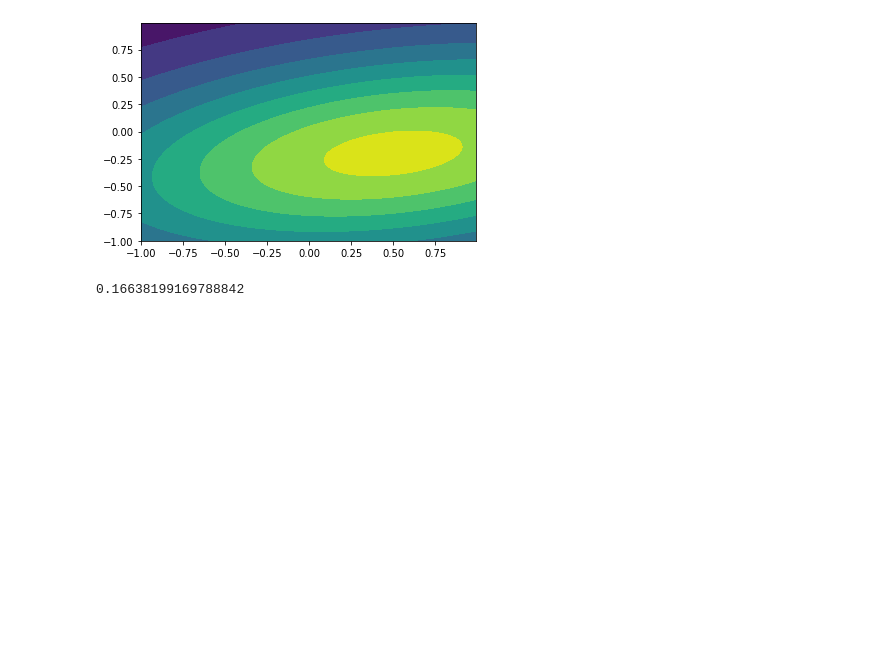
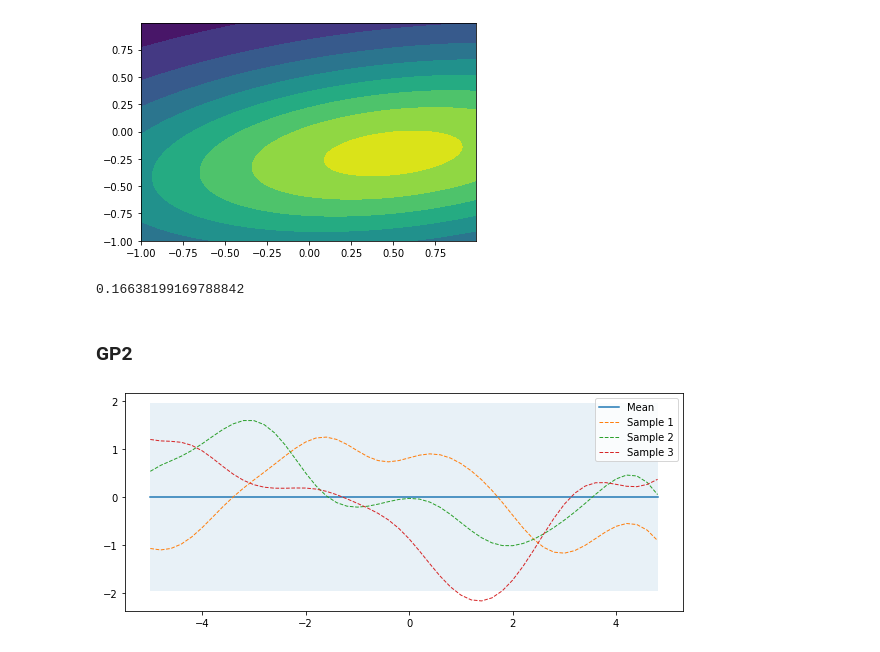
Before and after one commit to MJeremy2017/machine-learning-models, a Jupyter notebook: GP/gp.ipynb, the cells around one changed output. Cells and saved outputs as stored; diff of their text form; code cells hidden in the pictures; blank space fills up the shorter version.

```diff
--- a/GP/gp.ipynb
+++ b/GP/gp.ipynb
@@ -125,3 +125,48 @@ plt.contourf(x, y, rv.pdf(pos))
 rv.pdf([0.6, -0.2])
 # %% [output]
 0.16638199169788842
+# %% [markdown]
+### GP2
+# %%
+def kernel(X1, X2, l=1.0, sigma_f=1.0):
+    '''
+    Isotropic squared exponential kernel. Computes
+    a covariance matrix from points in X1 and X2.
+
+    Args:
+        X1: Array of m points (m x d).
+        X2: Array of n points (n x d).
+
+    Returns:
+        Covariance matrix (m x n).
+    '''
+    sqdist = np.sum(X1**2, 1).reshape(-1, 1) + np.sum(X2**2, 1) - 2 * np.dot(X1, X2.T)
+    return sigma_f**2 * np.exp(-0.5 / l**2 * sqdist)
+
+
+def plot_gp(mu, cov, X, X_train=None, Y_train=None, samples=[]):
+    plt.figure(figsize=[10, 4])
+    X = X.ravel()
+    mu = mu.ravel()
+    uncertainty = 1.96 * np.sqrt(np.diag(cov))
+
+    plt.fill_between(X, mu + uncertainty, mu - uncertainty, alpha=0.1)
+    plt.plot(X, mu, label='Mean')
+    for i, sample in enumerate(samples):
+        plt.plot(X, sample, lw=1, ls='--', label=f'Sample {i+1}')
+    if X_train is not None:
+        plt.plot(X_train, Y_train, 'rx')
+    plt.legend()
+# %%
+X = np.arange(-5, 5, 0.2).reshape(-1, 1)
+
+# Mean and covariance of the prior
+mu = np.zeros(X.shape)
+cov = kernel(X, X)
+
+# Draw three samples from the prior
+samples = np.random.multivariate_normal(mu.ravel(), cov, 3)
+# %%
+plot_gp(mu, cov, X, samples=samples)
+# %% [output]
+[figure, added]
```
Also changed, not shown: parts of 8 cells of this notebook.
